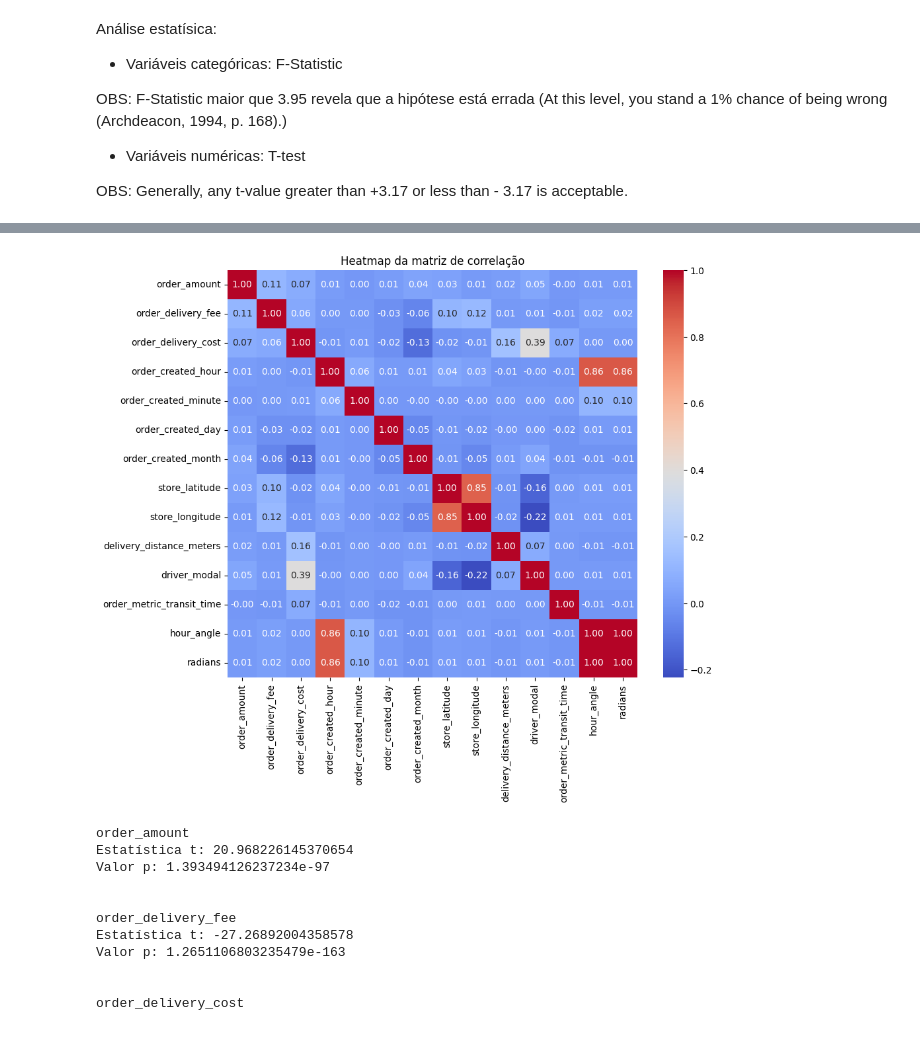
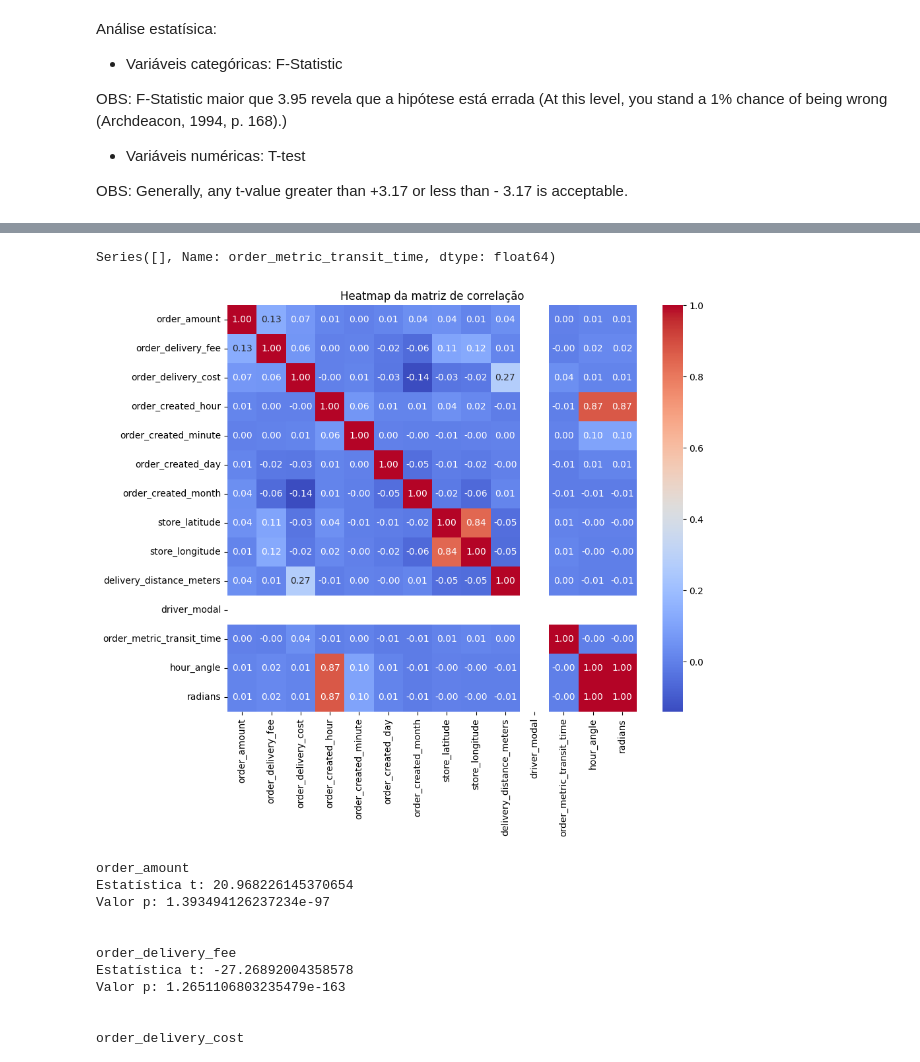
Before and after one commit to PedroMatusita/Previsao, a Jupyter notebook: matusita.ipynb, the cells around one changed output, grey strips where cells are left out. Saved outputs shown, nothing was run; the diff lists cells and outputs as text; code cells hidden in the pictures.

```diff
--- a/matusita.ipynb
+++ b/matusita.ipynb
@@ -62,0 +94,2 @@ df.describe().T
+# %%
+df = preparacao_inicial(df)
@@ -198,18 +245,30 @@ Valor p: 0.032814728684684456
+# %%
+df_transito = df_transito[df_transito['order_metric_transit_time'] > 0]
+
+print(df_transito[df_transito['order_metric_transit_time'] == 0]['order_metric_transit_time'])
+# %% [output]
+Series([], Name: order_metric_transit_time, dtype: float64)
 # %%
+def modal(x):
+    if x == 'BIKER':
+        return 0
+    else:
+        return 1
+
 plt.figure(figsize=(10, 8))  # Tamanho da figura
 
 df_transito['driver_modal'] = df_transito['driver_modal'].apply(lambda x: modal(x))
 
 # Substitua df pelo seu DataFrame
 sns.heatmap(df_transito.corr(), annot=True, cmap='coolwarm', fmt=".2f")
 
 # Adicione um título
 plt.title('Heatmap da matriz de correlação')
 
 # Exiba o plot
 plt.show()
 # %% [output]
-[figure, old version]
+[figure, new version]
 # %%
 nomes_colunas_numericas = df_transito.select_dtypes(exclude=['object','datetime']).columns
 
```
Also changed, not shown: parts of 10 cells of this notebook.
